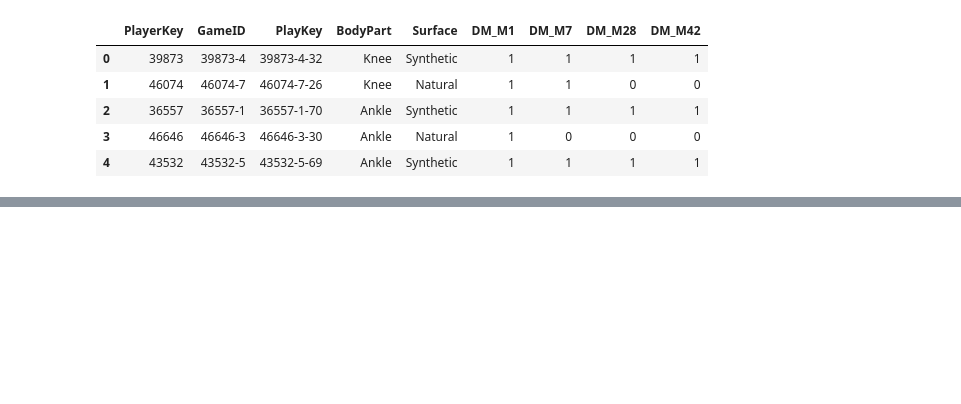
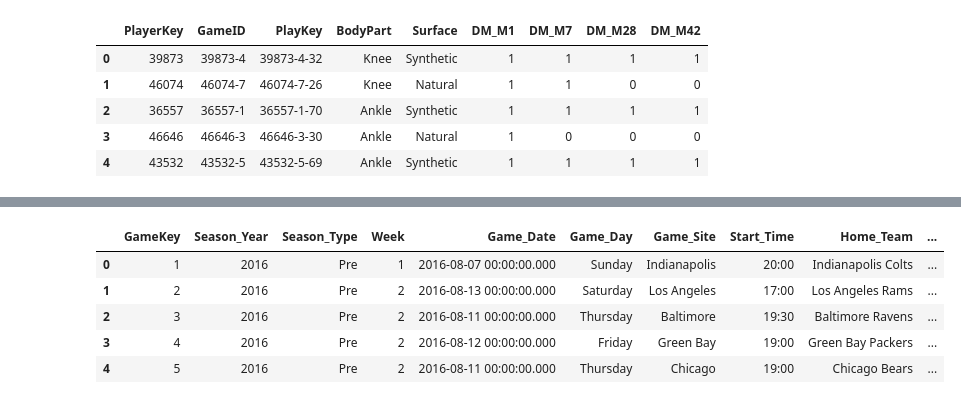
Before and after one commit to agaffney-hub/final-capstone, a Jupyter notebook: EDA.ipynb, the cells around one changed output, grey strips where cells are left out. Drawn from its saved outputs; the diff is of its cells as text; code cells hidden in the pictures; blank space fills up the shorter version.

```diff
--- a/EDA.ipynb
+++ b/EDA.ipynb
@@ -629,0 +97,10 @@ play_injuries.to_csv('play_injuries.csv', index=False)
+# %%
+games = pd.read_csv("NFL_Punt/game_data.csv") # 666 rows
+games.head()
+# %% [output]
+|  | GameKey | Season_Year | Season_Type | Week | Game_Date | Game_Day | Game_Site | Start_Time | Home_Team | ... |
+| 0 | 1 | 2016 | Pre | 1 | 2016-08-07 00:00:00.000 | Sunday | Indianapolis | 20:00 | Indianapolis Colts | ... |
+| 1 | 2 | 2016 | Pre | 2 | 2016-08-13 00:00:00.000 | Saturday | Los Angeles | 17:00 | Los Angeles Rams | ... |
+| 2 | 3 | 2016 | Pre | 2 | 2016-08-11 00:00:00.000 | Thursday | Baltimore | 19:30 | Baltimore Ravens | ... |
+| 3 | 4 | 2016 | Pre | 2 | 2016-08-12 00:00:00.000 | Friday | Green Bay | 19:00 | Green Bay Packers | ... |
+| 4 | 5 | 2016 | Pre | 2 | 2016-08-11 00:00:00.000 | Thursday | Chicago | 19:00 | Chicago Bears | ... |
```
Also changed, not shown: parts of 99 cells of this notebook, 6 other files.
